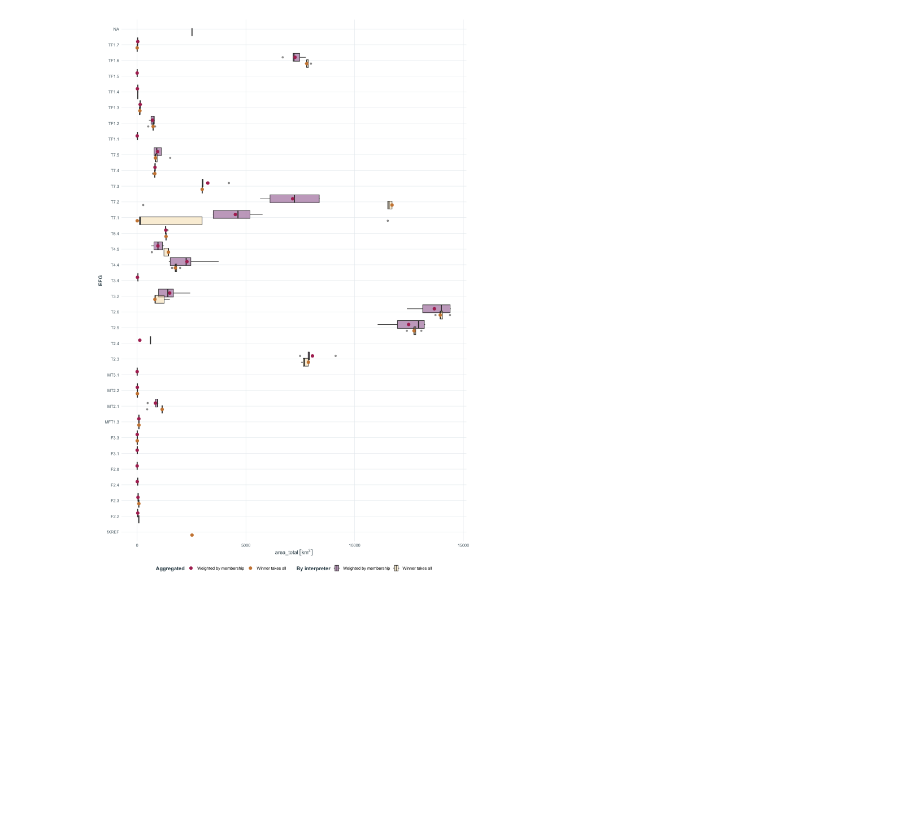
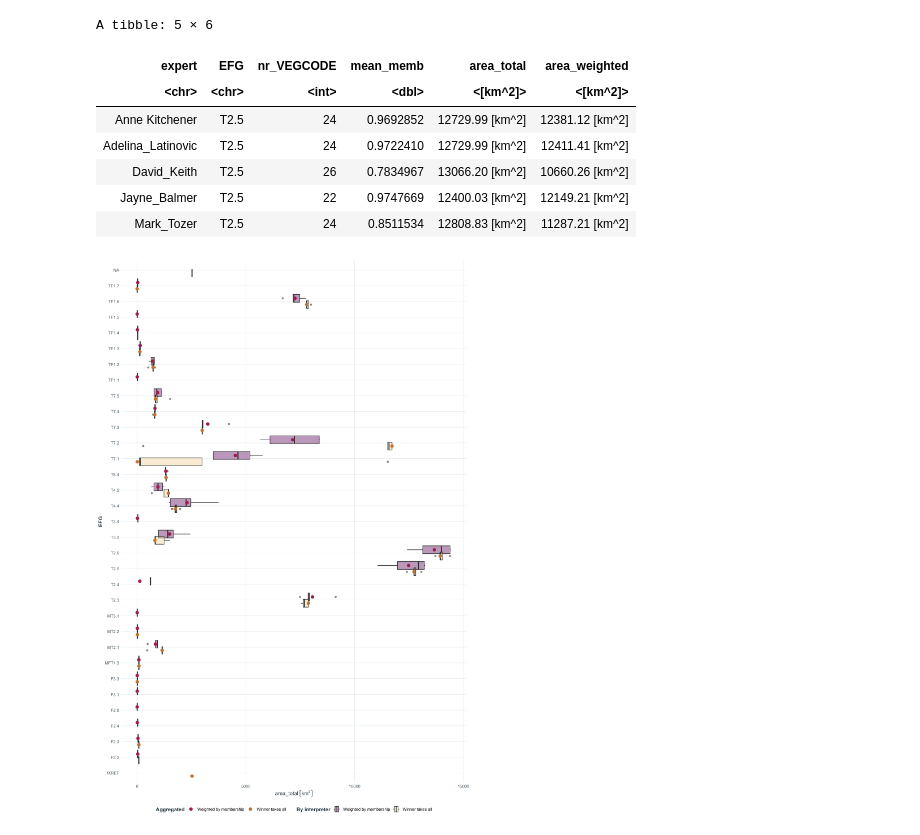
Before and after one commit to Ecosystem-Indicators-Workflows/TASVEG-XREF, a Jupyter notebook: synthesis/area-summaries.ipynb, the cells around one changed output. Saved outputs shown, nothing was run; the diff lists cells and outputs as text; code cells hidden in the pictures; blank space fills up the shorter version.

```diff
--- a/synthesis/area-summaries.ipynb
+++ b/synthesis/area-summaries.ipynb
@@ -70,4 +35,0 @@ Alternatively, we can keep one record per interpreter and source unit, keeping t
-# %%
-TASVEG_max_by_expert <-
-    TASVEG_revised |>
-    slice_max(memb, by = c(VEGCODE,expert), with_ties = FALSE, n = 1)
@@ -127,7 +71,26 @@ EFG_memb_exp_areas <- TASVEG_areas |>
 # %%
 EFG_mode_exp_areas <- TASVEG_areas |>
     left_join(TASVEG_max_by_expert, by = "VEGCODE", relationship = "many-to-many") |>
-    summarise(area_total = set_units(sum(area),'km2'), .by=c(expert, EFG))
+    mutate(EFG = coalesce(EFG,"!XREF")) |>
+    summarise(
+        nr_VEGCODE = n_distinct(VEGCODE),
+        mean_memb = mean(memb),
+        area_total = set_units(sum(area),'km2') ,
+        area_weighted = set_units(sum(area * memb),'km2') ,
+          .by=c(expert, EFG)) |>
+    filter(!is.na(area_total))
+# %%
+EFG_mode_exp_areas |>
+  filter(EFG == "T2.5")
+# %% [output]
+A tibble: 5 × 6
+| expert | EFG | nr_VEGCODE | mean_memb | area_total | area_weighted |
+| <chr> | <chr> | <int> | <dbl> | <[km^2]> | <[km^2]> |
+| Anne Kitchener | T2.5 | 24 | 0.9692852 | 12729.99 [km^2] | 12381.12 [km^2] |
+| Adelina_Latinovic | T2.5 | 24 | 0.9722410 | 12729.99 [km^2] | 12411.41 [km^2] |
+| David_Keith | T2.5 | 26 | 0.7834967 | 13066.20 [km^2] | 10660.26 [km^2] |
+| Jayne_Balmer | T2.5 | 22 | 0.9747669 | 12400.03 [km^2] | 12149.21 [km^2] |
+| Mark_Tozer | T2.5 | 24 | 0.8511534 | 12808.83 [km^2] | 11287.21 [km^2] |
 # %%
 EFG_memb_agg_areas <- TASVEG_areas |>
     left_join(TASVEG_memb_by_target, by = "VEGCODE", relationship = "many-to-many") |>
```
Also changed, not shown: parts of 29 cells of this notebook, 4 other files.
